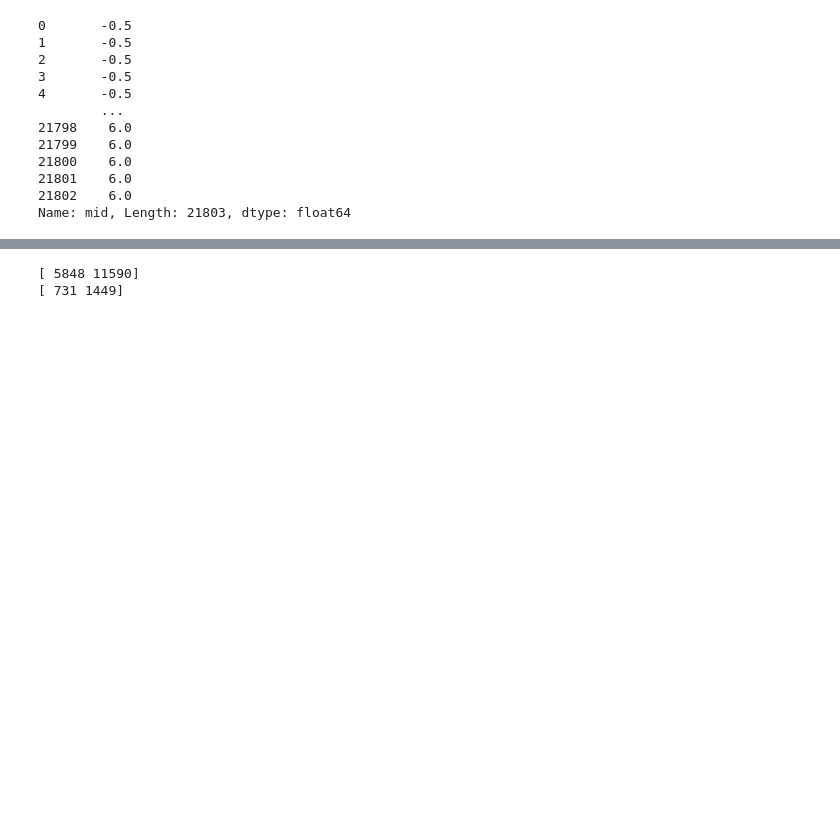
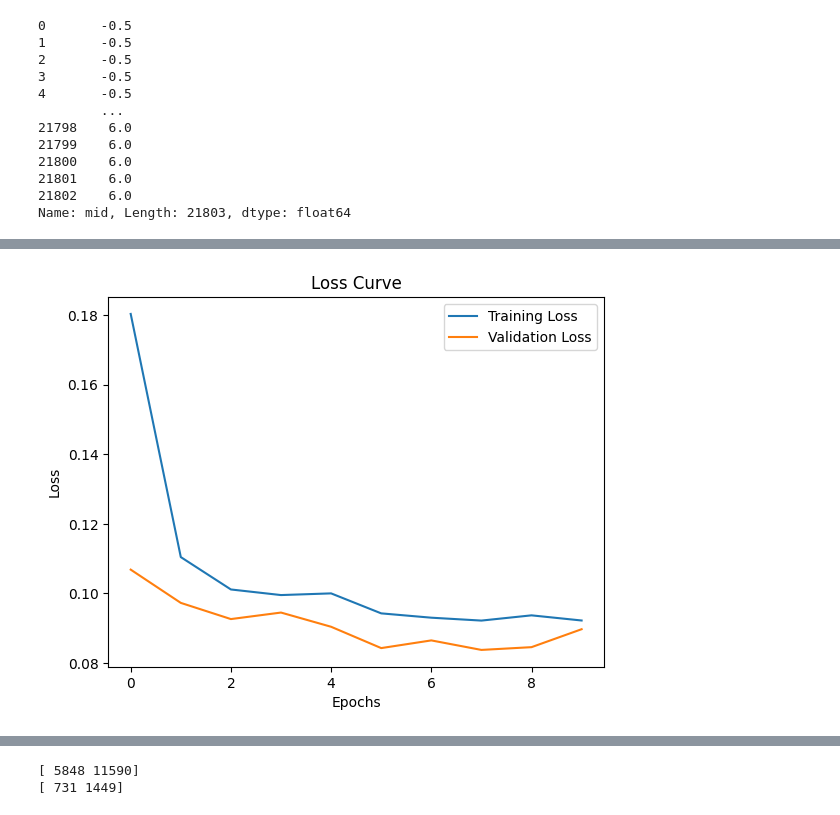
Before and after one commit to Jscott7227/Cyber_AI, a Jupyter notebook: AI_Cyber_Drone.ipynb, the cells around one changed output, grey strips where cells are left out. Drawn from its saved outputs; the diff is of its cells as text; code cells hidden in the pictures; blank space fills up the shorter version.

```diff
--- a/AI_Cyber_Drone.ipynb
+++ b/AI_Cyber_Drone.ipynb
@@ -109,8 +117,9 @@ Name: count, dtype: int64
 def create_sequences(data, time_steps):
     X = []
     y = []
+    data_X = np.delete(data, -1, axis=1)
     for i in range(len(data) - time_steps):
-        row = [a for a in data[i:i+time_steps]]
+        row = [a for a in data_X[i:i+time_steps]]
         X.append(row)
         label = data[i+time_steps, -1]
         y.append(label)  # CLass is the last column
@@ -144,9 +153,8 @@ clean_data['mid']
 Name: mid, Length: 21803, dtype: float64
 # %%
 time_steps = 5  # Set your time window, e.g., 10 timesteps
-X, y = create_sequences(np.hstack([clean_data, clean_data['class'].values.reshape(-1, 1)]), time_steps)
+X, y = create_sequences(np.hstack([clean_data.drop(columns=['class']), clean_data['class'].values.reshape(-1, 1)]), time_steps)
 
-y
 # Split the data into training, validation, and test sets (80% train, 10% validation, 10% test)
 X_train, X_temp, y_train, y_temp = train_test_split(X, y, test_size=0.2, random_state=10, stratify=y)
 X_val, X_test, y_val, y_test = train_test_split(X_temp, y_temp, test_size=0.5, random_state=10, stratify=y_temp)
@@ -192,14 +200,14 @@ def evaluate_model(X_train, y_train, X_test, y_test):
     class_weights = dict(enumerate(class_weights))
 
     model = build_initial_model(X_train.shape[1:])
-    model.fit(X_train, y_train, epochs=10, batch_size=32, verbose=1)  # Adjust epochs/batch_size as needed
+    history = model.fit(X_train, y_train, epochs=10, batch_size=32, verbose=1, validation_data=(X_val, y_val))  # Adjust epochs/batch_size as needed
 
     # Predictions and F1 Score Evaluation
     y_pred = (model.predict(X_test) > 0.5).astype("int32")  # Threshold 0.5
     f1 = f1_score(y_test, y_pred)
     print(f"F1 Score: {f1}")
-    return model, f1
+    return model, history
 # %%
-LSTM_model, f1 = evaluate_model(X_train, y_train, X_test, y_test)
+LSTM_model, history = evaluate_model(X_train, y_train, X_test, y_test)
 # %% [output]
 Epoch 1/10
@@ -222,3 +230,13 @@ F1 Score: 0.9764994738688181
+# %%
+plt.plot(history.history['loss'], label='Training Loss')
+plt.plot(history.history['val_loss'], label='Validation Loss')
+plt.xlabel('Epochs')
+plt.ylabel('Loss')
+plt.title('Loss Curve')
+plt.legend()
+plt.show()
+# %% [output]
+[figure, added]
 # %%
 y_pred_probs = LSTM_model.predict(X_test)
 
```
Also changed, not shown: parts of 24 cells of this notebook, 2 other files.
